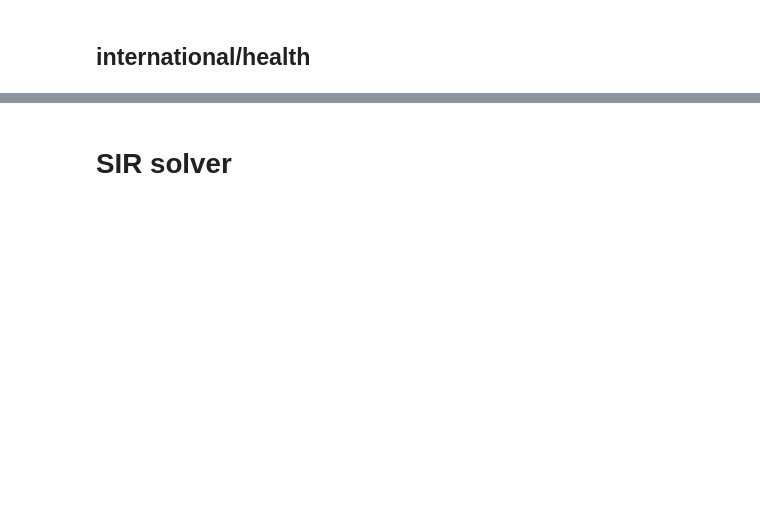
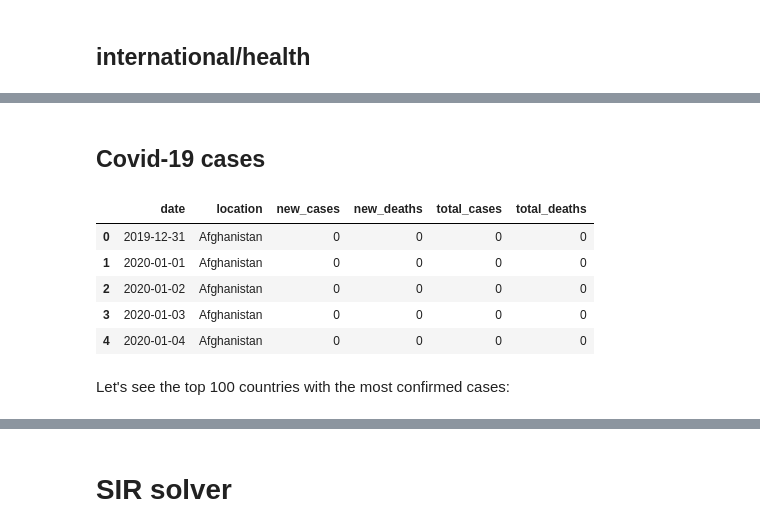
Before and after one commit to danielnee2/SKTW, a Jupyter notebook: TC/prediction_TC.ipynb, the cells around one changed output, grey strips where cells are left out. Drawn from its saved outputs; the diff is of its cells as text; code cells hidden in the pictures; blank space fills up the shorter version.

```diff
--- a/TC/prediction_TC.ipynb
+++ b/TC/prediction_TC.ipynb
@@ -17,0 +143,12 @@ X=df.pivot(index="Entity",columns="Year",values="Hospital beds (per 1,000 people
+# %% [markdown]
+## Covid-19 cases
+# %%
+df_covid=pd.read_csv(datadir+'international/covid/our_world_in_data/full_data.csv')
+df_covid.head()
+# %% [output]
+|  | date | location | new_cases | new_deaths | total_cases | total_deaths |
+| 0 | 2019-12-31 | Afghanistan | 0 | 0 | 0 | 0 |
+| 1 | 2020-01-01 | Afghanistan | 0 | 0 | 0 | 0 |
+| 2 | 2020-01-02 | Afghanistan | 0 | 0 | 0 | 0 |
+| 3 | 2020-01-03 | Afghanistan | 0 | 0 | 0 | 0 |
+| 4 | 2020-01-04 | Afghanistan | 0 | 0 | 0 | 0 |
@@ -17,0 +158,2 @@ X=df.pivot(index="Entity",columns="Year",values="Hospital beds (per 1,000 people
+# %% [markdown]
+Let's see the top 100 countries with the most confirmed cases:
```
Also changed, not shown: parts of 49 cells of this notebook, 2 other files.
